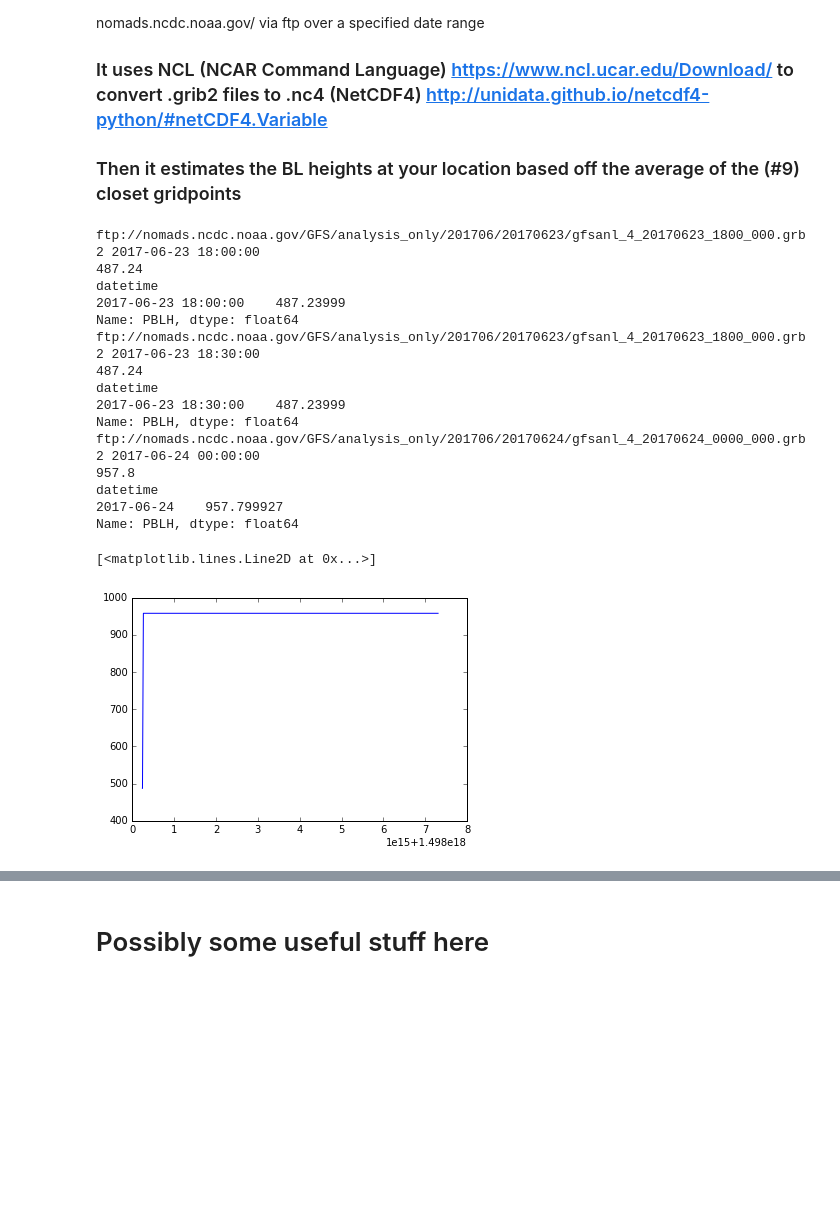
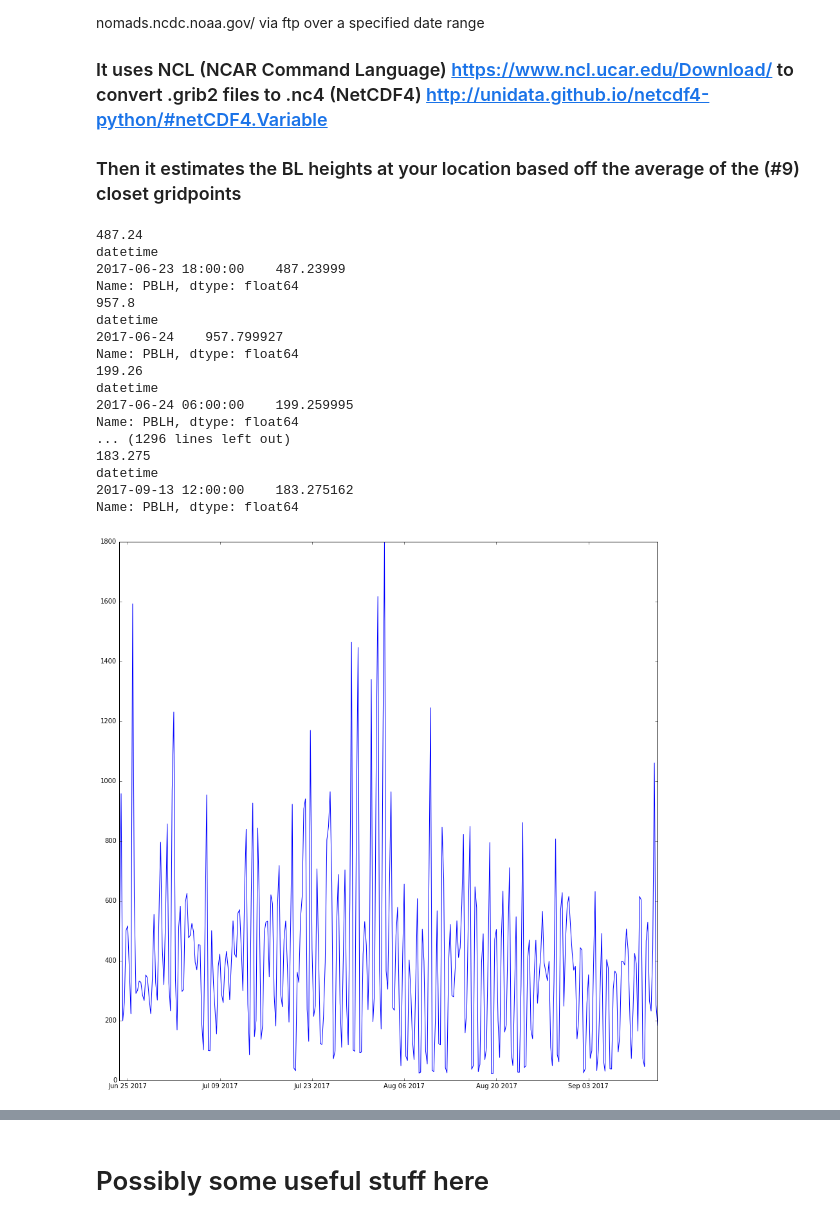
Before and after one commit to June-Skeeter/BL_Data, a Jupyter notebook: BL_Data_script.ipynb, the cells around one changed output, grey strips where cells are left out. Cells and saved outputs as stored; diff of their text form; code cells hidden in the pictures; blank space fills up the shorter version.

```diff
--- a/BL_Data_script.ipynb
+++ b/BL_Data_script.ipynb
@@ -64,14 +64,16 @@ X_Lon = -134.89000000+360
 class Get_BL:
     def __init__(self,Data_File,X_Lon,Y_Lat):
         self.XLon,self.YLat = X_Lon,Y_Lat
-        FluxData = pd.read_csv(Data_file,delimiter = ',',header = 0)
-        self.FluxData = FluxData.set_index(pd.DatetimeIndex(FluxData.datetime))
+        self.FluxData = pd.read_csv(Data_File,delimiter = ',',header = 0)
+        self.FluxData = self.FluxData.set_index(pd.DatetimeIndex(self.FluxData.datetime))
         self.FluxData['PBLH'] = np.nan
         self.File_List()
-        for file,date in zip(self.Files[:3],self.Dates[:3]):
-            print(file,date)
+        for file,date in zip(self.Files,self.Dates):
             self.Get_Data(file,date)
         self.FluxData['PBLH'] = self.FluxData['PBLH'].interpolate()
+        plt.figure(figsize = (15,15))
+        plt.plot(self.FluxData.index.to_pydatetime(),self.FluxData['PBLH'])
+        self.FluxData.to_csv('Quick_Data_W_BL.csv')
 
     def File_List(self):
         self.Files = []
@@ -90,8 +92,9 @@ class Get_BL:
             if i.hour < 10:
                 hr = '0'+hr
             if i.hour%6 == 0:
-                self.Files.append(ftproot+ky1+'/'+ky2+'/gfsanl_4_'+ky2+'_'+hr+tail)
-                self.Dates.append(i)
+                if i.minute == 0:
+                    self.Files.append(ftproot+ky1+'/'+ky2+'/gfsanl_4_'+ky2+'_'+hr+tail)
+                    self.Dates.append(i)
 
     def Get_Data(self,file,date):
         Command = """wget --user="anonymous" --password="thruhikerflash@gmail.com" """
@@ -133,44 +136,44 @@ class Get_BL:
 
 
 BL = Get_BL(Data_File,X_Lon,Y_Lat)
-plt.figure()
-plt.plot(BL.FluxData['PBLH'])
 #     else:
 #         print(i)
 # for Date in Dates:
 #     FluxData.loc[FluxData.index == Date,'PBLH']=100
 # plt.figure()
 # plt.plot(FluxData['PBLH'])
 # # plt.xlim(0,100)
 # print(FluxData['PBLH'])
 # plt.show()
 # BL_Time=[]
 # for f in Files[:5]:
 #     BL,Lat,Lon,TMP = Get_Data(Files[-1])
 #     xarr = Lon-X_Lon
 #     yarr = Lat-Y_Lat
 
 #     XL = np.where(Lon == Lon[Lon>X_Lon].min())[0][0]
 #     YL = np.where(Lat == Lat[Lat>Y_Lat].min())[0][0]
 #     BL_Time.append(BL[YL:YL+2,XL:XL+2].mean())
 # plt.figure()
 # plt.plot(np.asanyarray(BL_Time))
 #     print(temp)
+plt.show()
 # %% [output]
-ftp://nomads.ncdc.noaa.gov/GFS/analysis_only/201706/20170623/gfsanl_4_20170623_1800_000.grb2 2017-06-23 18:00:00
 487.24
 datetime
 2017-06-23 18:00:00    487.23999
 Name: PBLH, dtype: float64
-ftp://nomads.ncdc.noaa.gov/GFS/analysis_only/201706/20170623/gfsanl_4_20170623_1800_000.grb2 2017-06-23 18:30:00
-487.24
-datetime
-2017-06-23 18:30:00    487.23999
-Name: PBLH, dtype: float64
-ftp://nomads.ncdc.noaa.gov/GFS/analysis_only/201706/20170624/gfsanl_4_20170624_0000_000.grb2 2017-06-24 00:00:00
 957.8
 datetime
 2017-06-24    957.799927
 Name: PBLH, dtype: float64
+199.26
+datetime
+2017-06-24 06:00:00    199.259995
+Name: PBLH, dtype: float64
+... (1296 lines left out)
+183.275
+datetime
+2017-09-13 12:00:00    183.275162
+Name: PBLH, dtype: float64
-[<matplotlib.lines.Line2D at 0x...>]
-[figure, old version]
+[figure, new version]
```
Also changed, not shown: parts of 2 cells of this notebook.
